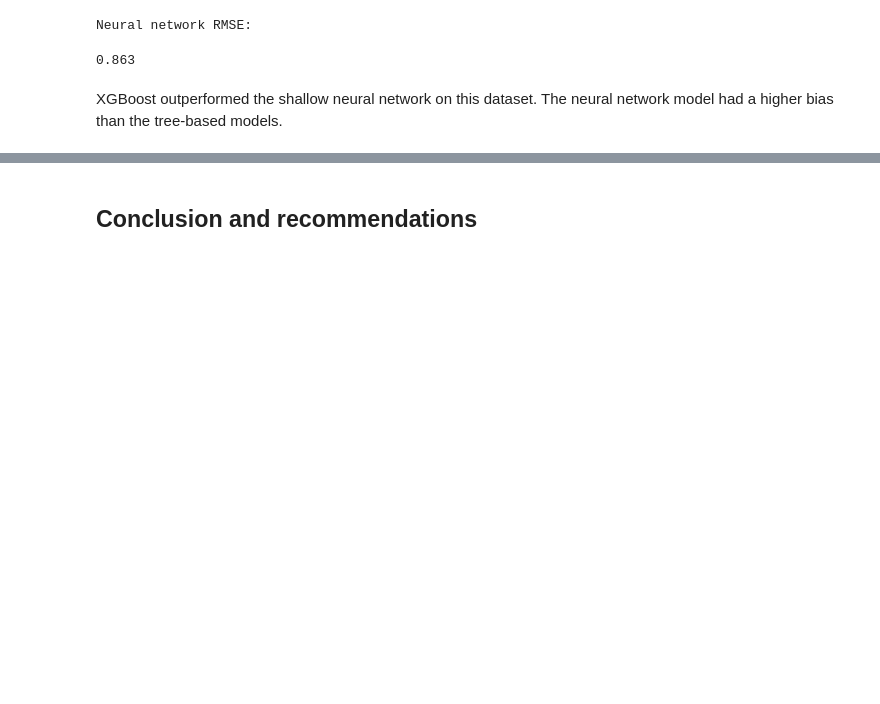
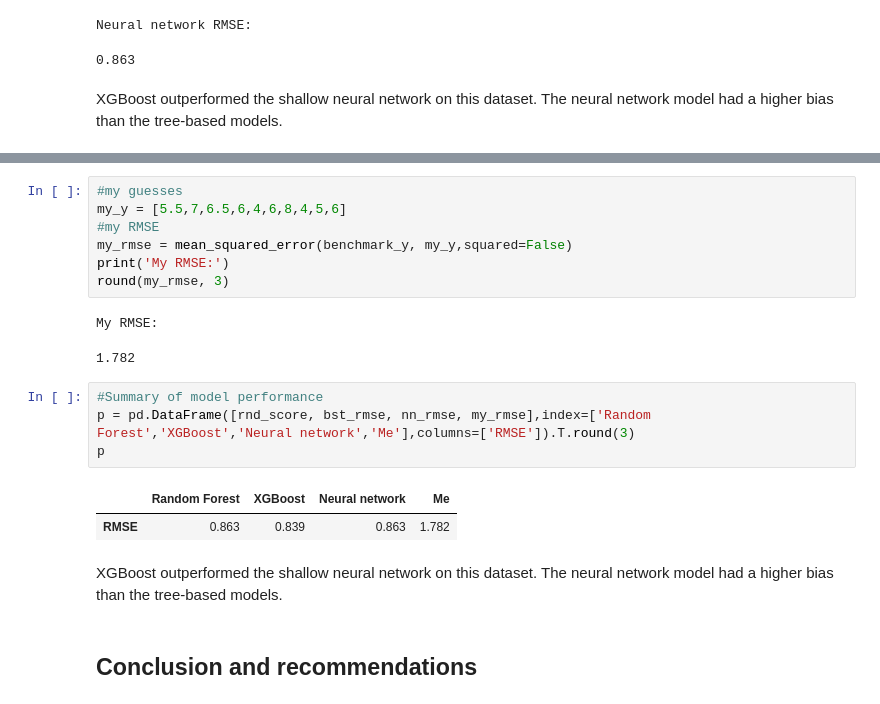
Before and after one commit to NinaCilliers/crossfit_project, a Jupyter notebook: crossfit_project.ipynb, the cells around one changed output, grey strips where cells are left out. Drawn from its saved outputs; the diff is of its cells as text; blank space fills up the shorter version.

```diff
--- a/crossfit_project.ipynb
+++ b/crossfit_project.ipynb
@@ -332,2 +356,21 @@ XGBoost outperformed the shallow neural network on this dataset. The neural netw
+# %%
+#my guesses
+my_y = [5.5,7,6.5,6,4,6,8,4,5,6]
+#my RMSE
+my_rmse = mean_squared_error(benchmark_y, my_y,squared=False)
+print('My RMSE:')
+round(my_rmse, 3)
+# %% [output]
+My RMSE:
+1.782
+# %%
+#Summary of model performance
+p = pd.DataFrame([rnd_score, bst_rmse, nn_rmse, my_rmse],index=['Random Forest','XGBoost','Neural network','Me'],columns=['RMSE']).T.round(3)
+p
+# %% [output]
+|  | Random Forest | XGBoost | Neural network | Me |
+| RMSE | 0.863 | 0.839 | 0.863 | 1.782 |
+# %% [markdown]
+XGBoost outperformed the shallow neural network on this dataset. The neural network model had a higher bias than the tree-based models.
 # %% [markdown]
 ## Conclusion and recommendations
```
Also changed, not shown: parts of 2 cells of this notebook.
